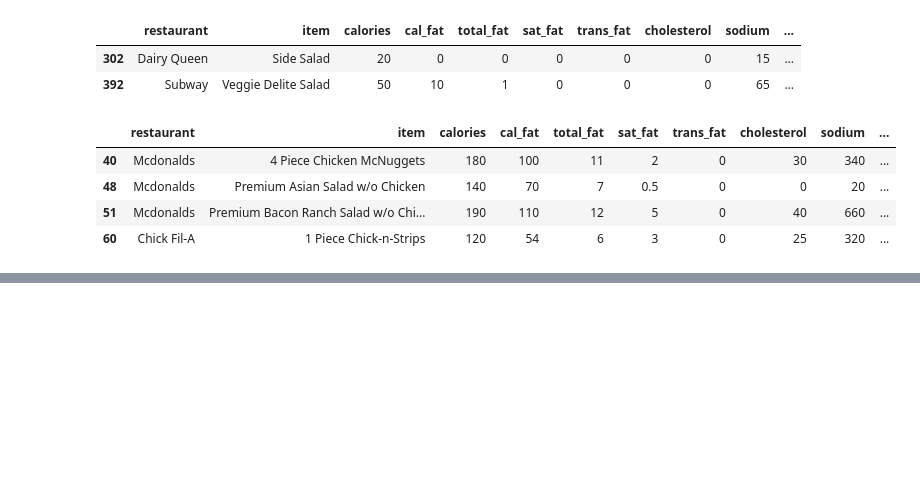
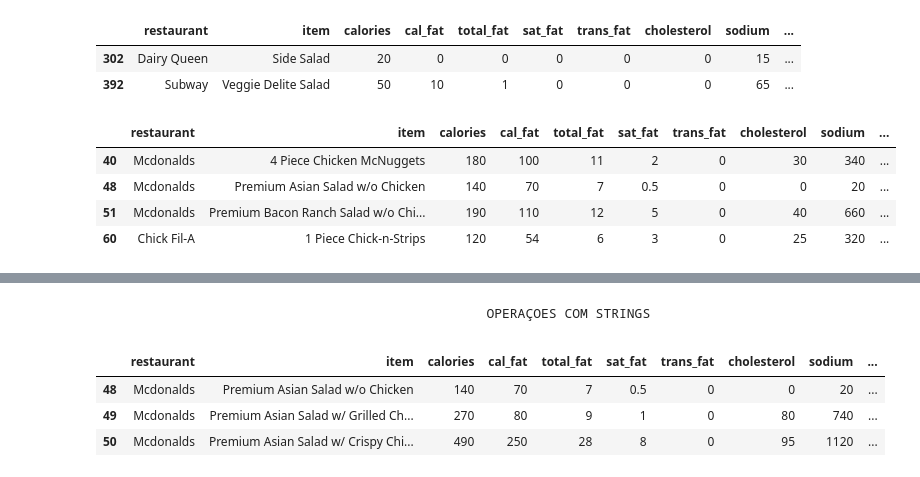
Before and after one commit to TgdaAlmeida/aula_coderhouse, a Jupyter notebook: CURSO_CODER/aula8.ipynb, the cells around one changed output, grey strips where cells are left out. Saved outputs shown, nothing was run; the diff lists cells and outputs as text; code cells hidden in the pictures; blank space fills up the shorter version.

```diff
--- a/CURSO_CODER/aula8.ipynb
+++ b/CURSO_CODER/aula8.ipynb
@@ -167,0 +240,9 @@ df2[(df2['sugar'] < 50)&(df2['calories'] <= 200)].head(4) #COMBINAR FILTROS
+# %% [markdown]
+                                                    OPERAÇOES COM STRINGS
+# %%
+df2[df2['item'].str.lower().str.contains('salad')].head(3) #REDIZIR NO LOWER E PROCURAR PALAVRA MINUSCULA
+# %% [output]
+|  | restaurant | item | calories | cal_fat | total_fat | sat_fat | trans_fat | cholesterol | sodium | ... |
+| 48 | Mcdonalds | Premium Asian Salad w/o Chicken | 140 | 70 | 7 | 0.5 | 0 | 0 | 20 | ... |
+| 49 | Mcdonalds | Premium Asian Salad w/ Grilled Ch... | 270 | 80 | 9 | 1 | 0 | 80 | 740 | ... |
+| 50 | Mcdonalds | Premium Asian Salad w/ Crispy Chi... | 490 | 250 | 28 | 8 | 0 | 95 | 1120 | ... |
```
Also changed, not shown: parts of 10 cells of this notebook, 1 other file.
